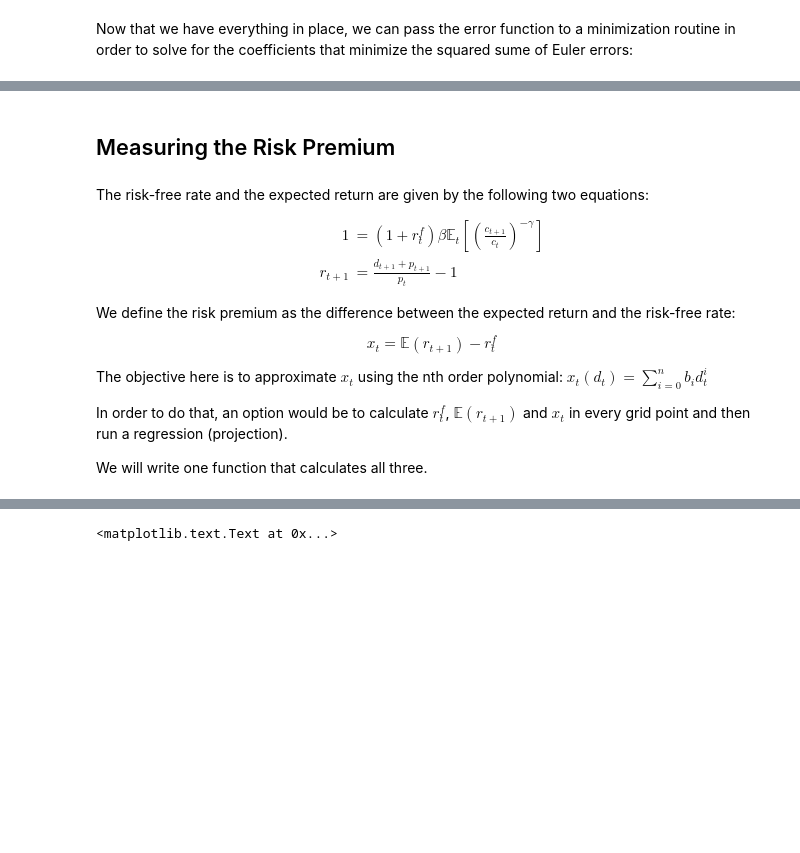
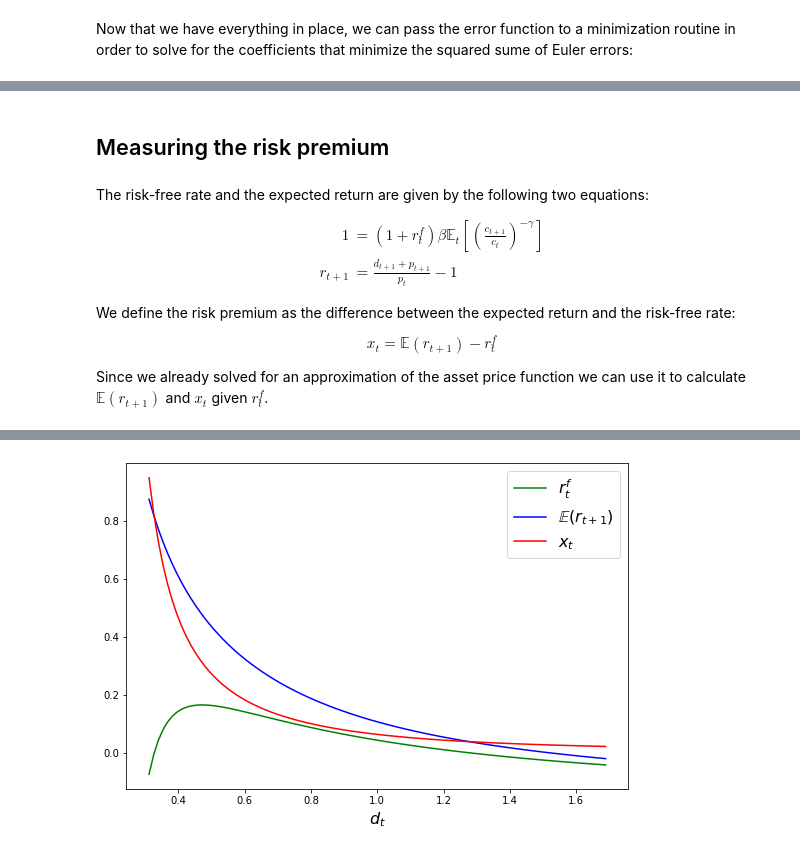
Before and after one commit to maitlahcen/Projection, a Jupyter notebook: projection_lucas_apm.ipynb, the cells around one changed output, grey strips where cells are left out. Cells and saved outputs as stored; diff of their text form; code cells hidden in the pictures; blank space fills up the shorter version.

Commit message:
updated lucas apm projection notebook

```diff
--- a/projection_lucas_apm.ipynb
+++ b/projection_lucas_apm.ipynb
@@ -174,5 +164,5 @@ plt.ylabel(r'p_{t}', fontsize=16,rotation=0)
 # %% [markdown]
-## Measuring the Risk Premium
+## Measuring the risk premium
 # %% [markdown]
 The risk-free rate and the expected return are given by the following two equations:
 
@@ -190,9 +180,5 @@ $$
 x_t = \mathbb{E}(r_{t+1}) - r_t^f
 $$
 
-The objective here is to approximate $x_t$ using the nth order polynomial:  $x_t(d_t) = \sum_{i=0}^n b_i d_t^i$
-
-In order to do that, an option would be to calculate $r_t^f$, $\mathbb{E}(r_{t+1})$ and $x_t$ in every grid point and then run a regression (projection).
-
-We will write one function that calculates all three.
+Since we already solved for an approximation of the asset price function we can use it to calculate $\mathbb{E}(r_{t+1})$ and $x_t$ given $r_t^f$.
 # %%
@@ -240,11 +221,12 @@ def riskprem(coef,params,grid,quad):
 # %%
-xr, rfr, rp = riskprem(coef_out,params,d_grid,gh)
+Er, rfr, rp = riskprem(coef_opt,d_grid,gh_quad)
 # %%
-fig2 = plt.figure(2)
+plt.figure(figsize=(9,6))
 plt.plot(d_grid, rfr,'-g',label=r'$r_t^f$')
-plt.plot(d_grid, xr,'-b',label=r'$\mathbb{E}(r_{t+1})$')
+plt.plot(d_grid, Er,'-b',label=r'$\mathbb{E}(r_{t+1})$')
 plt.plot(d_grid, rp,'-r',label=r'$x_t$')
-plt.title('Risk Premium, Expected Return, Risk-Free Rate',fontsize=24)
 plt.legend(loc='best',fontsize=16)
 plt.xlabel(r'$d_{t}$', fontsize=16)
+plt.show()
+plt.close()
 # %% [output]
@@ -253 +233 @@ plt.xlabel(r'$d_{t}$', fontsize=16)
-<matplotlib.text.Text at 0x...>
+[figure, added]
```
Also changed, not shown: parts of 26 cells of this notebook.
